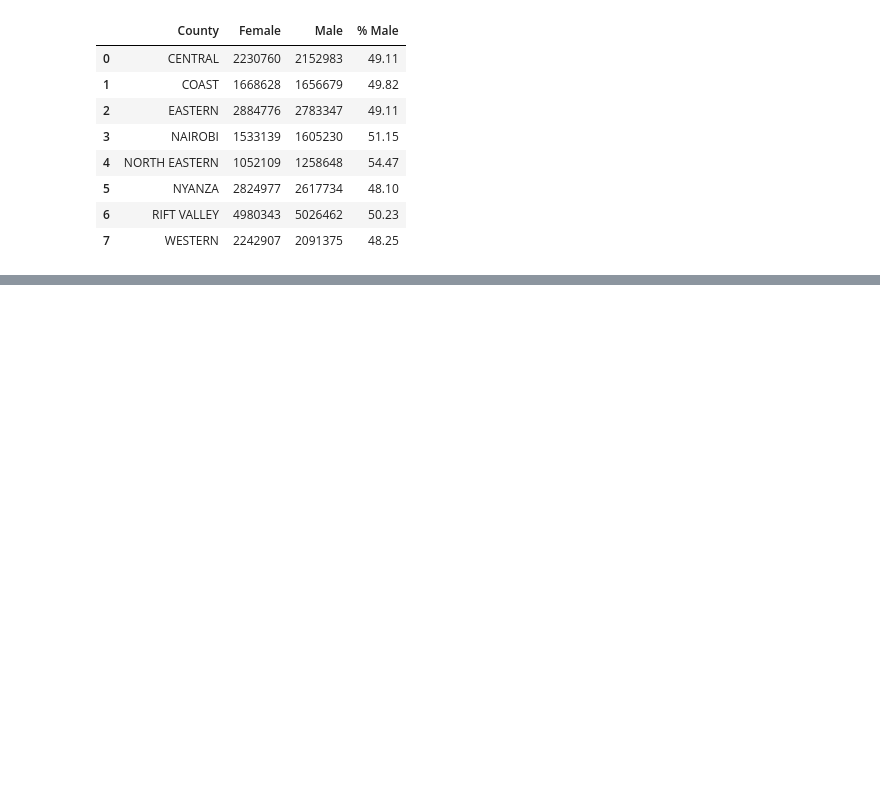
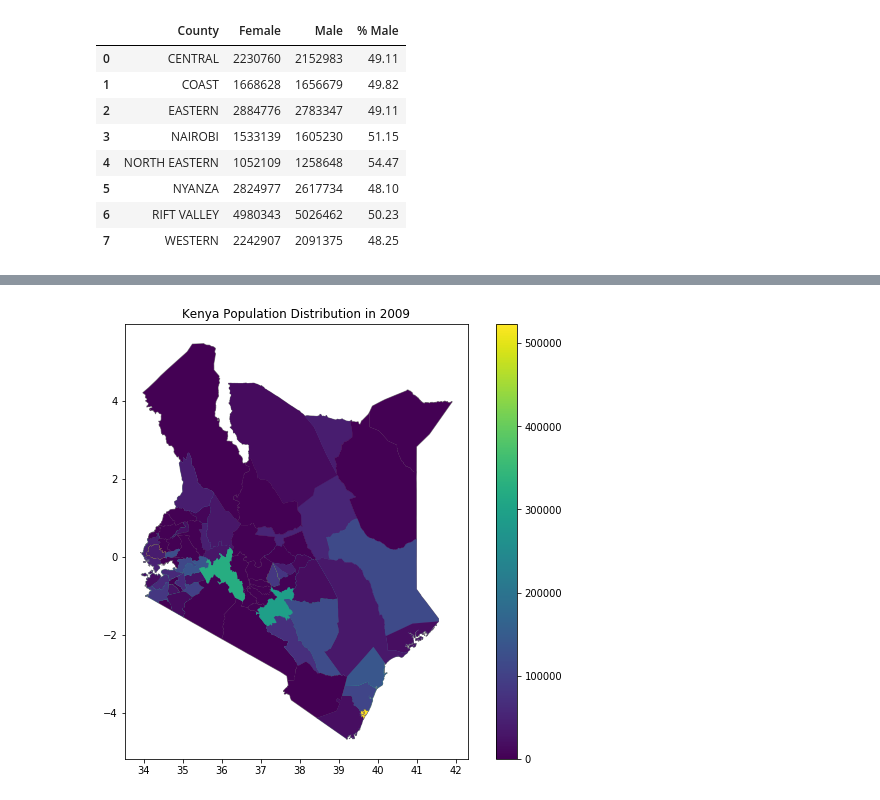
Before and after one commit to wkirui/data_analysis, a Jupyter notebook: Population Data Analysis.ipynb, the cells around one changed output, grey strips where cells are left out. Cells and saved outputs as stored; diff of their text form; code cells hidden in the pictures; blank space fills up the shorter version.

```diff
--- a/Population Data Analysis.ipynb
+++ b/Population Data Analysis.ipynb
@@ -13,6 +20,7 @@ import seaborn as sns
 # %%
-# Load dataset
+# Load data & Kenya's administration boundaries shapefile
 pop_data = pd.read_csv("Data/Summary_Population_Distribution_By_District.csv")
+ke_district_boundaries = gpd.read_file("Shapefiles/ke_district_boundaries.shp")
 # %%
 # overview
 pop_data.head()
@@ -109,0 +177,3 @@ Except for North Eastern, the gender distribution is closely balanced
+# %%
+# Merge the District summary data with the shapefile
+ke_pop_distribution = ke_district_boundaries.merge(pop_data,left_on='DISTNAME',right_on='District',how='left')
@@ -109,0 +189,9 @@ Except for North Eastern, the gender distribution is closely balanced
+# %%
+# Plot the Distribution
+fig,ax=plt.subplots(figsize=(10,8))
+ke_district_boundaries.plot(ax=ax,color='lightgrey',edgecolor='grey')
+ke_pop_distribution.plot(ax=ax,column='Total',legend=True,legend_kwds={'loc':'center right'})
+plt.title('Kenya Population Distribution in 2009')
+plt.show()
+# %% [output]
+[figure, added]
```
Also changed, not shown: parts of 17 cells of this notebook.
